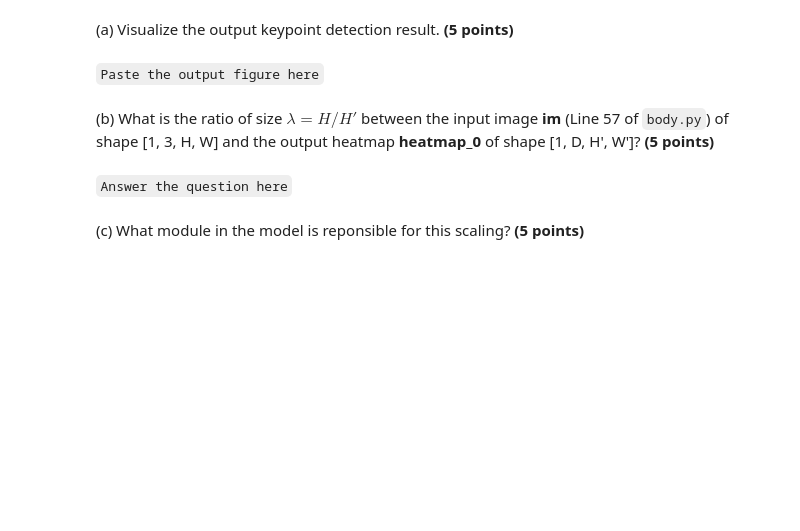
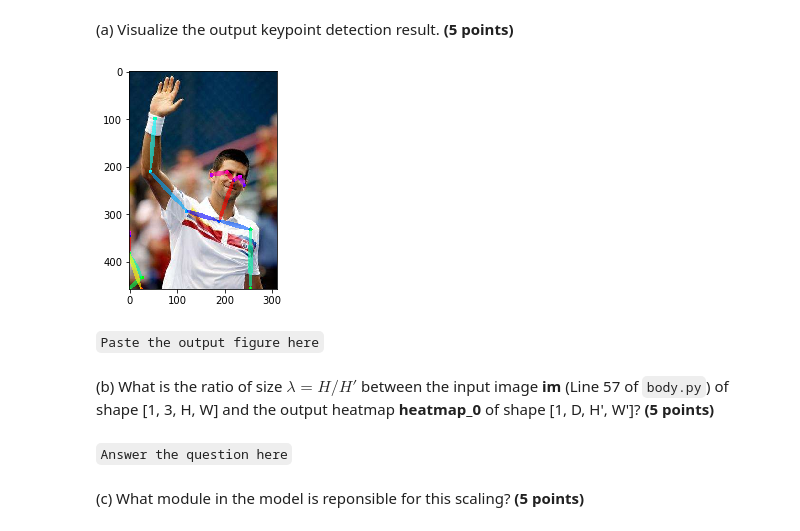
Before and after one commit to devanshuDesai/cse252d-sp21-hw2, a Jupyter notebook: hw2_questions.ipynb, the cells around one changed output. Saved outputs shown, nothing was run; the diff lists cells and outputs as text; code cells hidden in the pictures; blank space fills up the shorter version.

```diff
--- a/hw2_questions.ipynb
+++ b/hw2_questions.ipynb
@@ -170,5 +241,9 @@ plt.show()
 # %% [markdown]
 (a) Visualize the output keypoint detection result. **(5 points)**
+# %%
+plt.imshow(canvas[:, :, [2, 1, 0]]);
+# %% [output]
+[figure, added]
 # %% [markdown]
 ``Paste the output figure here``
 # %% [markdown]
```
Also changed, not shown: parts of 17 cells of this notebook.
